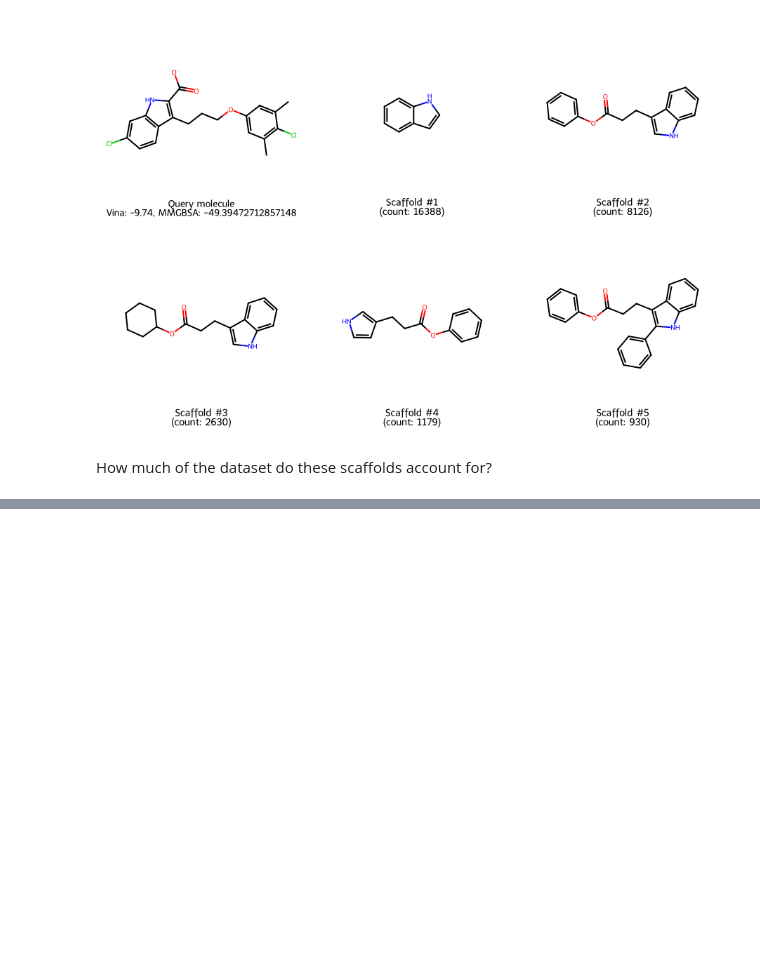
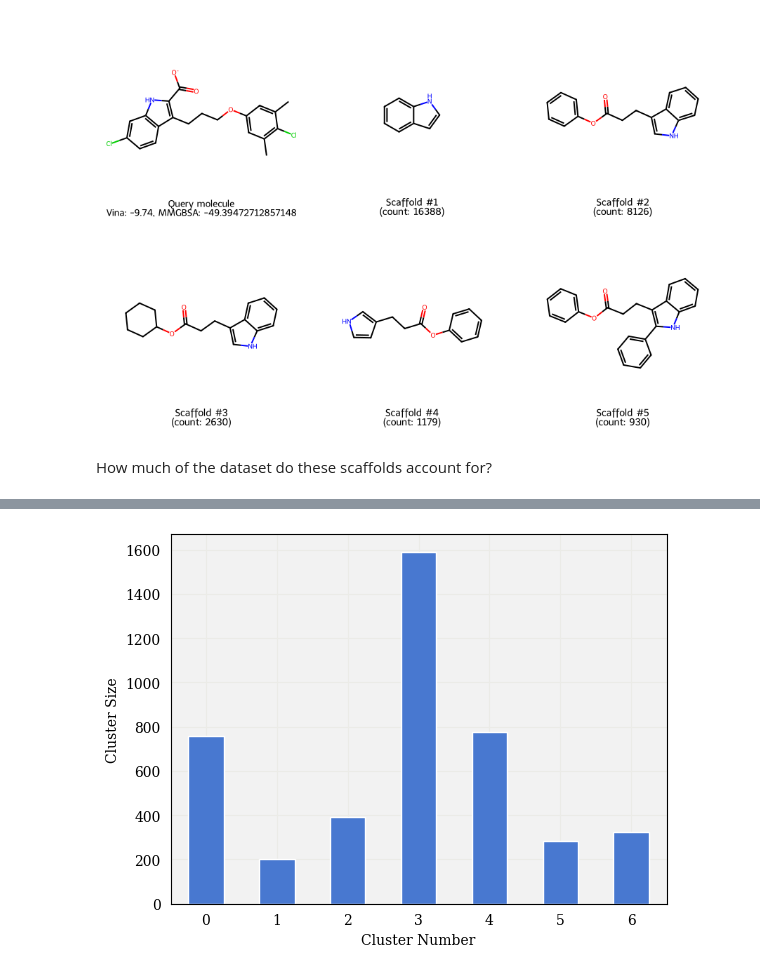
Before and after one commit to wvirany/mfal, a Jupyter notebook: experiments/01_EDA/eda.ipynb, the cells around one changed output, grey strips where cells are left out. Cells and saved outputs as stored; diff of their text form; code cells hidden in the pictures; blank space fills up the shorter version.

```diff
--- a/experiments/01_EDA/eda.ipynb
+++ b/experiments/01_EDA/eda.ipynb
@@ -527,0 +395,7 @@ scatter = ax.scatter(
+# %%
+ax = pd.Series(cluster_list).value_counts().sort_index().plot(kind="bar")
+ax.set_xlabel("Cluster Number")
+ax.set_ylabel("Cluster Size")
+ax.tick_params(axis='x', rotation=0)
+# %% [output]
+[figure, added]
```
Also changed, not shown: parts of 46 cells of this notebook.
